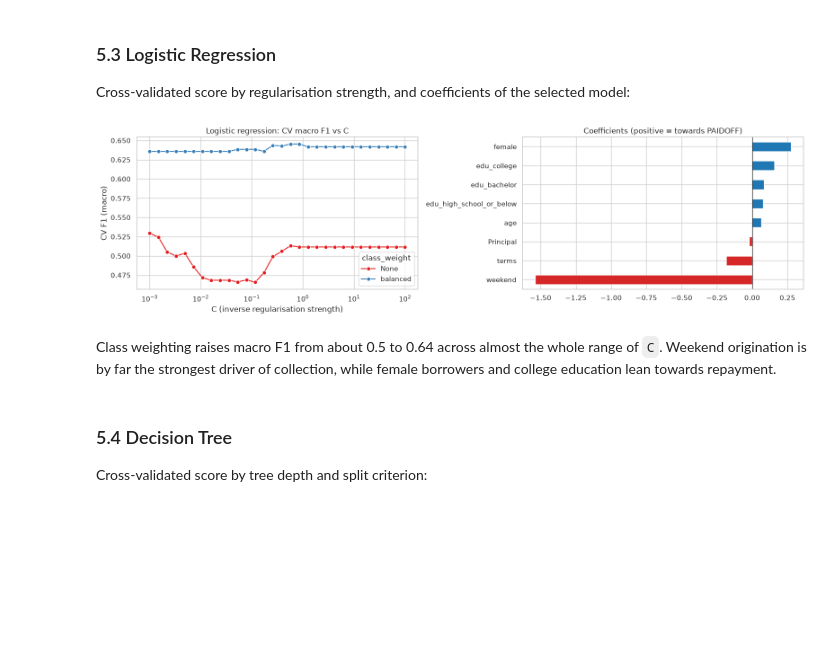
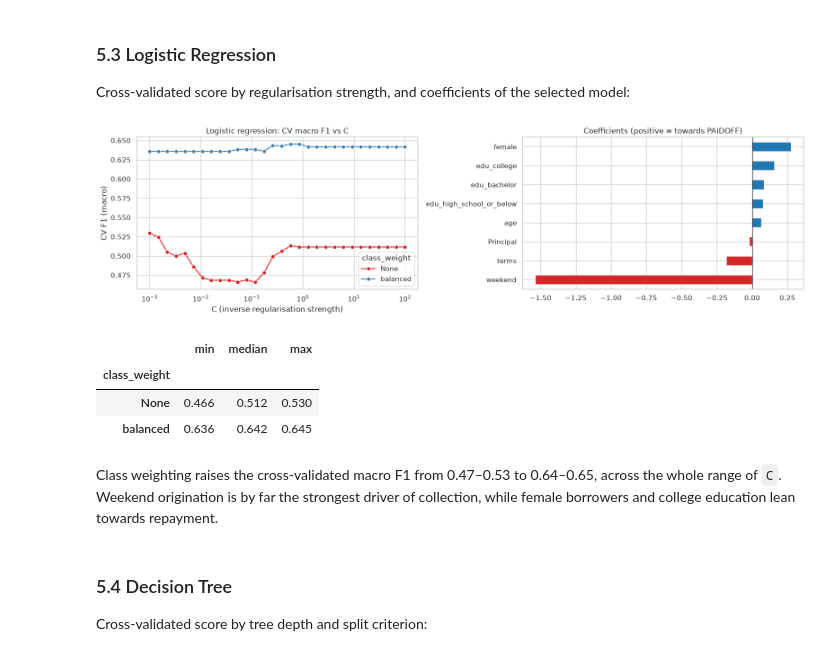
Before and after one commit to BoualemP/credit-risk-classifier, a Jupyter notebook: credit_risk_classification.ipynb, the cells around one changed output. Saved outputs shown, nothing was run; the diff lists cells and outputs as text; code cells hidden in the pictures; blank space fills up the shorter version.

```diff
--- a/credit_risk_classification.ipynb
+++ b/credit_risk_classification.ipynb
@@ -261,22 +262,29 @@ Cross-validated score by regularisation strength, and coefficients of the select
 # %%
 lr = cv_results("Logistic Regression").astype({"C": float})
 
 fig, axes = plt.subplots(1, 2, figsize=(16, 4.5))
 sns.lineplot(data=lr, x="C", y="mean_test_score", hue="class_weight", marker="o", ax=axes[0])
 axes[0].set(xscale="log", xlabel="C (inverse regularisation strength)", ylabel="CV F1 (macro)",
             title="Logistic regression: CV macro F1 vs C")
 
 lr_model = searches["Logistic Regression"].best_estimator_.named_steps["clf"]
 coefs = pd.Series(lr_model.coef_[0], index=X_train.columns).sort_values()
 coefs.plot.barh(ax=axes[1], color=np.where(coefs > 0, "tab:blue", "tab:red"))
 axes[1].axvline(0, c="black", lw=0.8)
 axes[1].set_title(f"Coefficients (positive = towards {lr_model.classes_[1]})")
 plt.tight_layout()
 plt.show()
+
+lr.groupby("class_weight")["mean_test_score"].describe()[["min", "50%", "max"]].rename(
+    columns={"50%": "median"}).round(3)
 # %% [output]
 [figure]
+|  | min | median | max |
+| class_weight |  |  |  |
+| None | 0.466 | 0.512 | 0.530 |
+| balanced | 0.636 | 0.642 | 0.645 |
 # %% [markdown]
-Class weighting raises macro F1 from about 0.5 to 0.64 across almost the whole range of `C`. Weekend origination is by far the strongest driver of collection, while female borrowers and college education lean towards repayment.
+Class weighting raises the cross-validated macro F1 from 0.47–0.53 to 0.64–0.65, across the whole range of `C`. Weekend origination is by far the strongest driver of collection, while female borrowers and college education lean towards repayment.
 # %% [markdown]
 ### 5.4 Decision Tree
 
```
Also changed, not shown: parts of 14 cells of this notebook.
